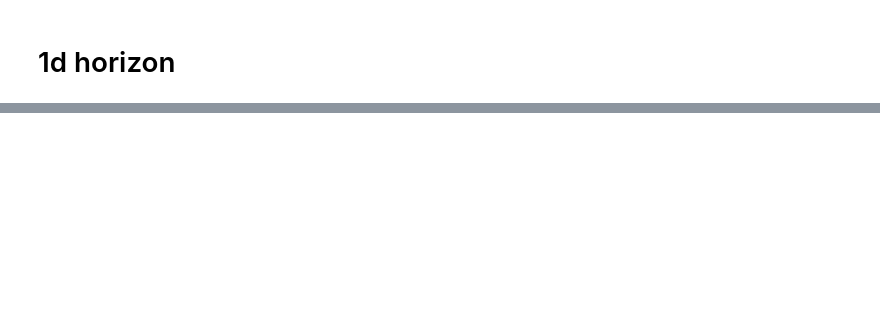
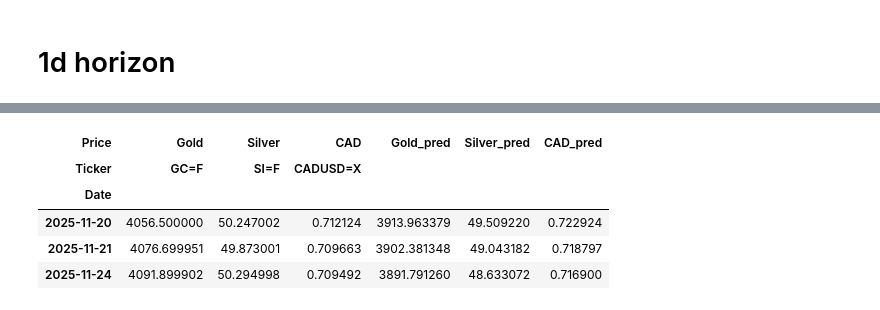
Before and after one commit to ritamerhi/ML-Project, a Jupyter notebook: testing-notebook.ipynb, the cells around one changed output, grey strips where cells are left out. Saved outputs shown, nothing was run; the diff lists cells and outputs as text; code cells hidden in the pictures; blank space fills up the shorter version.

```diff
--- a/testing-notebook.ipynb
+++ b/testing-notebook.ipynb
@@ -305,7 +345,7 @@ from sklearn.metrics import mean_squared_error, mean_absolute_error
 from tensorflow.keras.models import load_model
 import joblib
 
-predict_window = 50
+predict_window = 20
 
 def rmse(y_true, y_pred):
     return tf.sqrt(tf.reduce_mean(tf.square(y_true - y_pred)))
@@ -435,0 +490,9 @@ plot_results(user_df)
+# %%
+user_df.head()
+# %% [output]
+| Price | Gold | Silver | CAD | Gold_pred | Silver_pred | CAD_pred |
+| Ticker | GC=F | SI=F | CADUSD=X |  |  |  |
+| Date |  |  |  |  |  |  |
+| 2025-11-20 | 4056.500000 | 50.247002 | 0.712124 | 3913.963379 | 49.509220 | 0.722924 |
+| 2025-11-21 | 4076.699951 | 49.873001 | 0.709663 | 3902.381348 | 49.043182 | 0.718797 |
+| 2025-11-24 | 4091.899902 | 50.294998 | 0.709492 | 3891.791260 | 48.633072 | 0.716900 |
```
Also changed, not shown: parts of 3 cells of this notebook.
